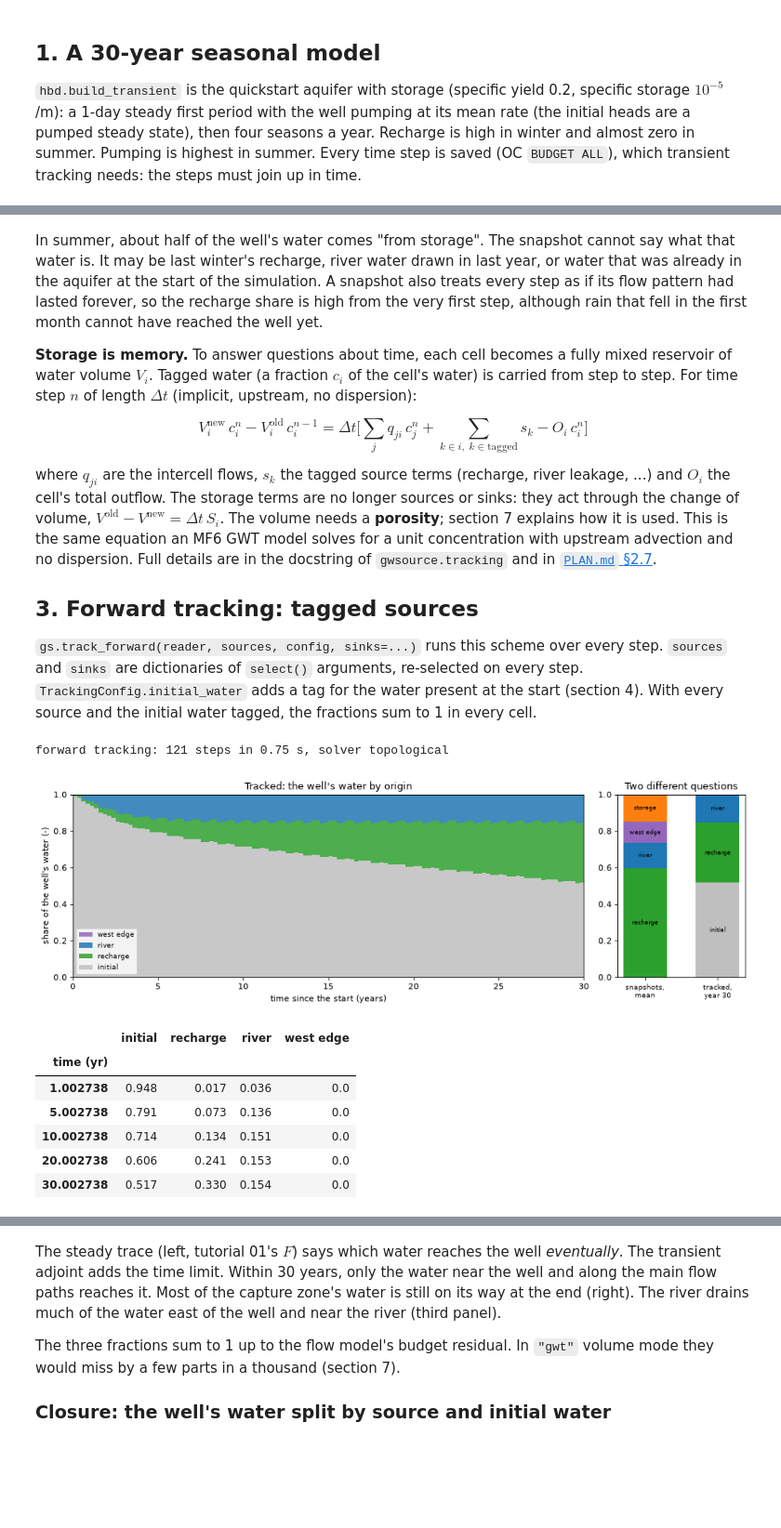
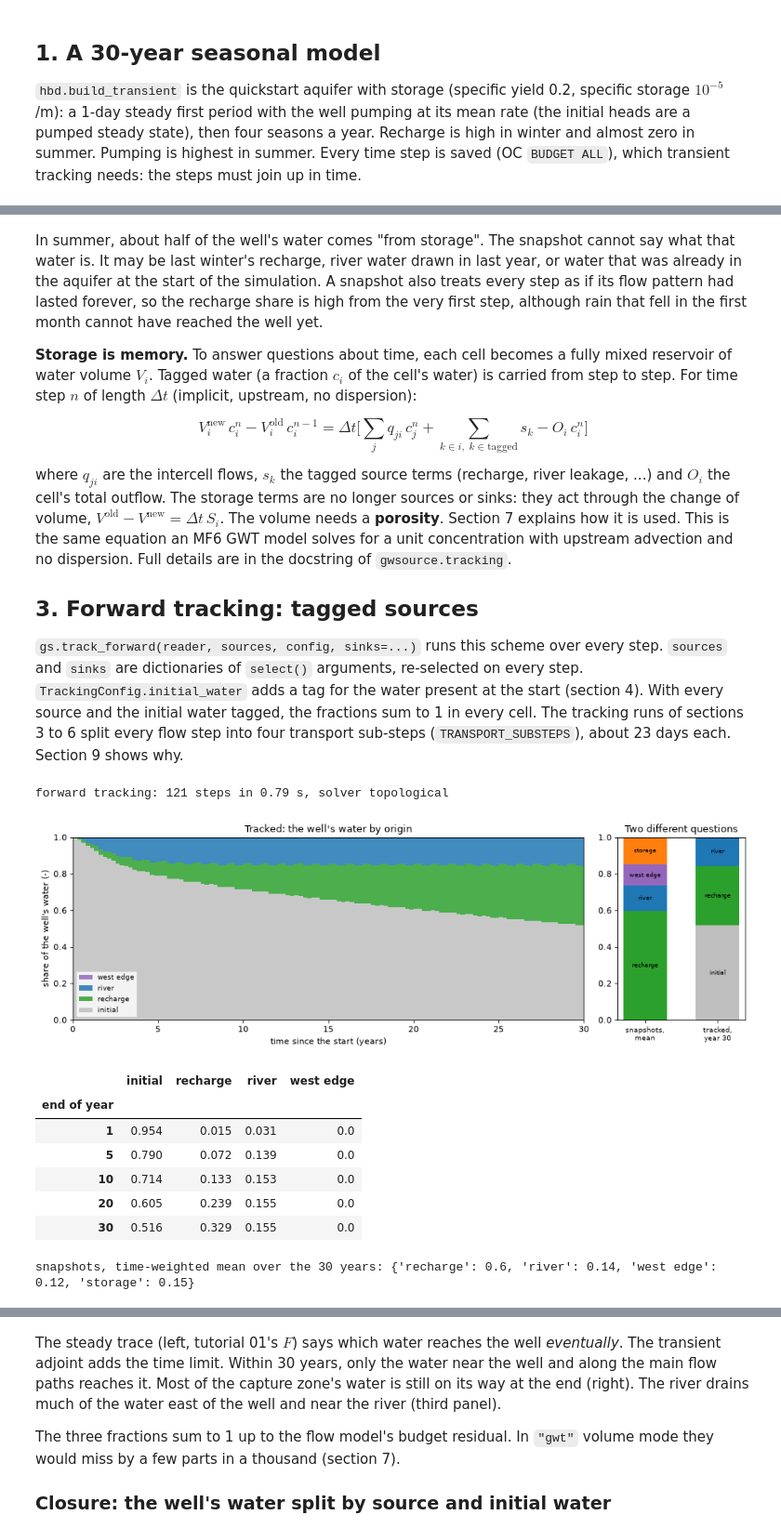
Before and after one commit to rhugman/gw-source, a Jupyter notebook: tutorials/08_transient_tracking/08_transient_tracking.ipynb, the cells around one changed output, grey strips where cells are left out. Shown at 93% size. Drawn from its saved outputs; the diff is of its cells as text; code cells hidden in the pictures; blank space fills up the shorter version.

```diff
--- a/tutorials/08_transient_tracking/08_transient_tracking.ipynb
+++ b/tutorials/08_transient_tracking/08_transient_tracking.ipynb
@@ -41,12 +41,14 @@ import helpers  # noqa: E402  (this tutorial's tables and plots)
 
 import gwsource as gs  # noqa: E402
 
+T_START = time.perf_counter()  # for the runtime printed at the end
 WORK = hbd.work_dir("08_transient_tracking", clean=True)  # tutorials/_work/... (git-ignored)
 MF6 = hbd.mf6_exe()  # <repo>/bin/mf6
 WELL = "supply_well"  # boundname of the well
 N_YEARS = 30  # length of the seasonal simulation
 STEPS_PER_SEASON = 1  # flow time steps per season (about 91 days each)
 POROSITY = 0.3  # effective porosity for transport; the flow model's specific yield is 0.2
+TRANSPORT_SUBSTEPS = 4  # transport sub-steps per flow step in the main runs (section 9)
 SOURCES = {  # tagged source groups (select() arguments, re-selected on every step)
     "recharge": {"package": "RCH"},
     "river": {"package": "RIV"},
@@ -54,7 +56,8 @@ SOURCES = {  # tagged source groups (select() arguments, re-selected on every st
 }
 DESTINATIONS = {WELL: {"boundnames": [WELL]}}
 MAP_YEARS = (1, 5, 15, 30)
-SUBSTEPS = (1, 4, 16)
+TABLE_YEARS = (1, 5, 10, 20, 30)
+SUBSTEPS = (1, 4, 16)  # the sub-step comparison of section 9
 COLOURS = {"initial": "0.75", "recharge": "tab:green", "river": "tab:blue", "west edge": "tab:purple"}
 
 plt.rcParams.update({"figure.dpi": 80, "figure.figsize": (7.0, 5.5)})
@@ -112,47 +120,52 @@ V_i^\text{new}\,c_i^n - V_i^\text{old}\,c_i^{n-1}
 = \Delta t \Big[\sum_j q_{ji}\,c_j^n + \sum_{k\in i,\;k\in\text{tagged}} s_k - O_i\,c_i^n\Big]
 $$
 
-where $q_{ji}$ are the intercell flows, $s_k$ the tagged source terms (recharge, river leakage, ...) and $O_i$ the cell's total outflow. The storage terms are no longer sources or sinks: they act through the change of volume, $V^\text{old} - V^\text{new} = \Delta t\,S_i$. The volume needs a **porosity**; section 7 explains how it is used. This is the same equation an MF6 GWT model solves for a unit concentration with upstream advection and no dispersion. Full details are in the docstring of `gwsource.tracking` and in [`PLAN.md` §2.7](../../PLAN.md).
+where $q_{ji}$ are the intercell flows, $s_k$ the tagged source terms (recharge, river leakage, ...) and $O_i$ the cell's total outflow. The storage terms are no longer sources or sinks: they act through the change of volume, $V^\text{old} - V^\text{new} = \Delta t\,S_i$. The volume needs a **porosity**. Section 7 explains how it is used. This is the same equation an MF6 GWT model solves for a unit concentration with upstream advection and no dispersion. Full details are in the docstring of `gwsource.tracking`.
 
 ## 3. Forward tracking: tagged sources
 
-`gs.track_forward(reader, sources, config, sinks=...)` runs this scheme over every step. `sources` and `sinks` are dictionaries of `select()` arguments, re-selected on every step. `TrackingConfig.initial_water` adds a tag for the water present at the start (section 4). With every source and the initial water tagged, the fractions sum to 1 in every cell.
+`gs.track_forward(reader, sources, config, sinks=...)` runs this scheme over every step. `sources` and `sinks` are dictionaries of `select()` arguments, re-selected on every step. `TrackingConfig.initial_water` adds a tag for the water present at the start (section 4). With every source and the initial water tagged, the fractions sum to 1 in every cell. The tracking runs of sections 3 to 6 split every flow step into four transport sub-steps (`TRANSPORT_SUBSTEPS`), about 23 days each. Section 9 shows why.
 # %%
-config = gs.TrackingConfig(porosity=POROSITY, initial_water={"initial": "all"})  # volume_mode="flow" (default)
+config = gs.TrackingConfig(porosity=POROSITY, initial_water={"initial": "all"},
+                           substeps=TRANSPORT_SUBSTEPS)  # volume_mode="flow" (default)
 t0 = time.perf_counter()
 fwd = gs.track_forward(reader, SOURCES, config, sinks=DESTINATIONS)
 print(f"forward tracking: {len(fwd.steps)} steps in {time.perf_counter() - t0:.2f} s, solver {fwd.solver_used[0]}")
 
 origin = helpers.origin_shares(fwd, WELL)[["initial", "recharge", "river", "west edge"]]
 weights = summary["delt (d)"].iloc[1:].to_numpy()
 mean_snapshot = pd.Series({c: np.average(snapshot[c].iloc[1:], weights=weights) for c in snapshot.columns})
 fig, (ax, ax_bar) = plt.subplots(1, 2, figsize=(12.0, 4.0), gridspec_kw={"width_ratios": [4.0, 1.0]})
 helpers.plot_shares(ax, origin, COLOURS, "Tracked: the well's water by origin")
 handles, labels = ax.get_legend_handles_labels()
 ax.legend(handles[::-1], labels[::-1], loc="lower left", fontsize=8)
 bars = {"snapshots,\nmean": mean_snapshot, f"tracked,\nyear {N_YEARS}": origin.iloc[-1]}
 colours = {**COLOURS, "storage": "tab:orange"}
 for x, (name, shares) in enumerate(bars.items()):
     bottom = 0.0
     for part, share in shares.items():
         ax_bar.bar(x, share, bottom=bottom, color=colours[part], width=0.6)
         if share > 0.04:
             ax_bar.text(x, bottom + share / 2, part, ha="center", va="center", fontsize=7.5)
         bottom += share
 ax_bar.set_xticks(range(len(bars)), list(bars), fontsize=8)
 ax_bar.set_ylim(0.0, 1.0)
 ax_bar.set_title("Two different questions")
 fig.tight_layout()
 plt.show()
-display(origin.iloc[helpers.year_steps(fwd.totim, (1, 5, 10, 20, 30))].round(3))
+at_years = origin.iloc[helpers.year_steps(fwd.totim, TABLE_YEARS)]
+at_years.index = pd.Index(TABLE_YEARS, name="end of year")  # the steps end 1 day later (the steady period)
+display(at_years.round(3))
+print("snapshots, time-weighted mean over the 30 years:", mean_snapshot.round(2).to_dict())
 # %% [output]
-forward tracking: 121 steps in 0.75 s, solver topological
+forward tracking: 121 steps in 0.79 s, solver topological
 [figure]
 |  | initial | recharge | river | west edge |
-| time (yr) |  |  |  |  |
-| 1.002738 | 0.948 | 0.017 | 0.036 | 0.0 |
-| 5.002738 | 0.791 | 0.073 | 0.136 | 0.0 |
-| 10.002738 | 0.714 | 0.134 | 0.151 | 0.0 |
-| 20.002738 | 0.606 | 0.241 | 0.153 | 0.0 |
-| 30.002738 | 0.517 | 0.330 | 0.154 | 0.0 |
+| end of year |  |  |  |  |
+| 1 | 0.954 | 0.015 | 0.031 | 0.0 |
+| 5 | 0.790 | 0.072 | 0.139 | 0.0 |
+| 10 | 0.714 | 0.133 | 0.153 | 0.0 |
+| 20 | 0.605 | 0.239 | 0.155 | 0.0 |
+| 30 | 0.516 | 0.329 | 0.155 | 0.0 |
+snapshots, time-weighted mean over the 30 years: {'recharge': 0.6, 'river': 0.14, 'west edge': 0.12, 'storage': 0.15}
 # %% [markdown]
```
Also changed, not shown: parts of 23 cells of this notebook.
